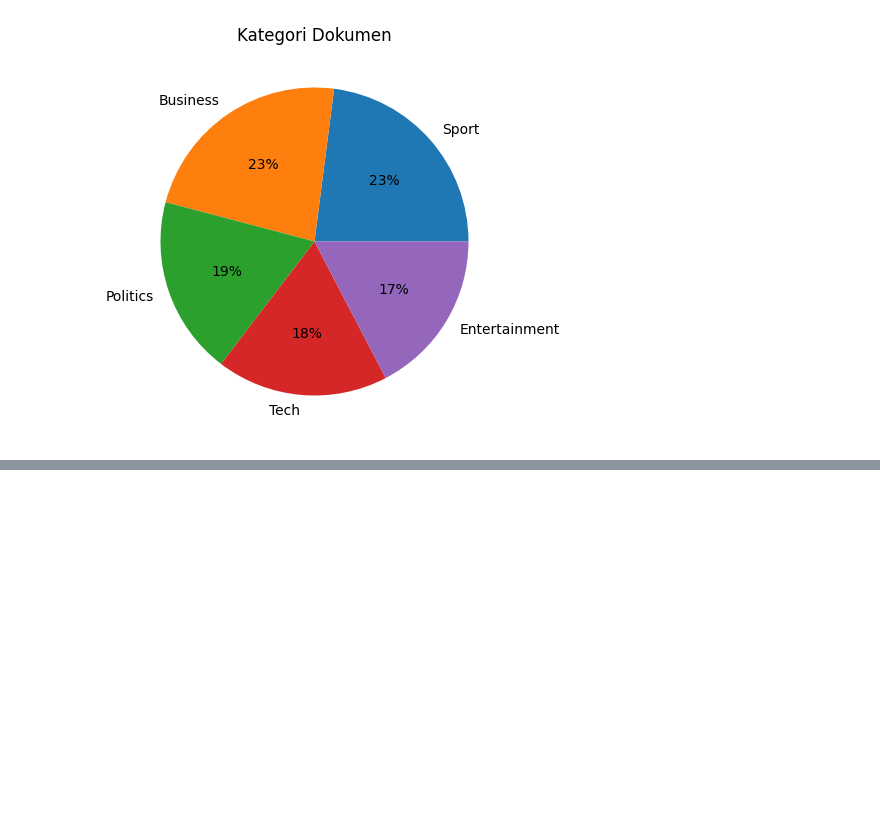
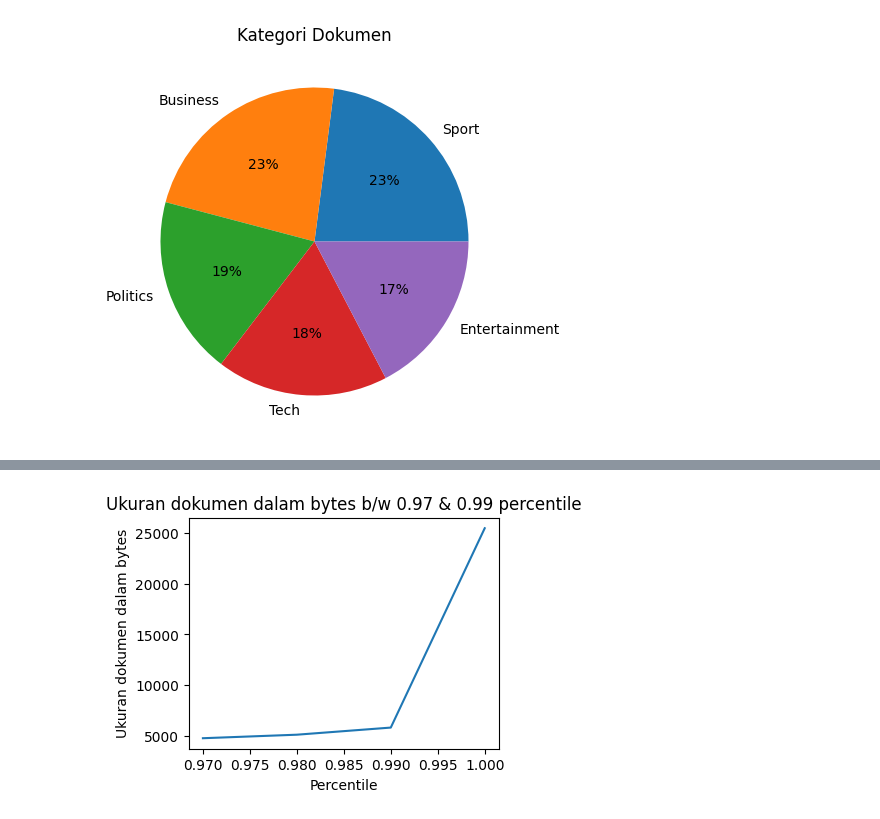
Before and after one commit to Ananta-Taksaka/bbc_classification, a Jupyter notebook: document_classification.ipynb, the cells around one changed output, grey strips where cells are left out. Drawn from its saved outputs; the diff is of its cells as text; code cells hidden in the pictures; blank space fills up the shorter version.

```diff
--- a/document_classification.ipynb
+++ b/document_classification.ipynb
@@ -99,6 +99,17 @@ def display_as_table(headers, rows, align="r", add_sl_no=False):
 
 
 to_dict = lambda frm_list: {item: frm_list.index(item) for item in frm_list}
+
+def plot_elbow(ll, hl, col_name, df, y_label):
+    plt.figure(figsize=(4, 3))
+
+    pts = df[col_name].quantile(q=np.arange(ll, hl, 0.01))
+    sns.lineplot(x=pts.index, y=pts)
+    plt.title(f"{y_label} b/w {ll} & {round(hl - 0.01, 2)} percentile")
+    plt.xlabel("Percentile")
+    plt.ylabel(y_label)
+
+    plt.show()
 # %%
 meta_data = []
 
@@ -215,0 +227,4 @@ plt.show()
+# %%
+plot_elbow(0.97, 1, "Ukuran_Doc", meta_df, "Ukuran dokumen dalam bytes")
+# %% [output]
+[figure, added]
```
Also changed, not shown: parts of 9 cells of this notebook, 1 other file.
